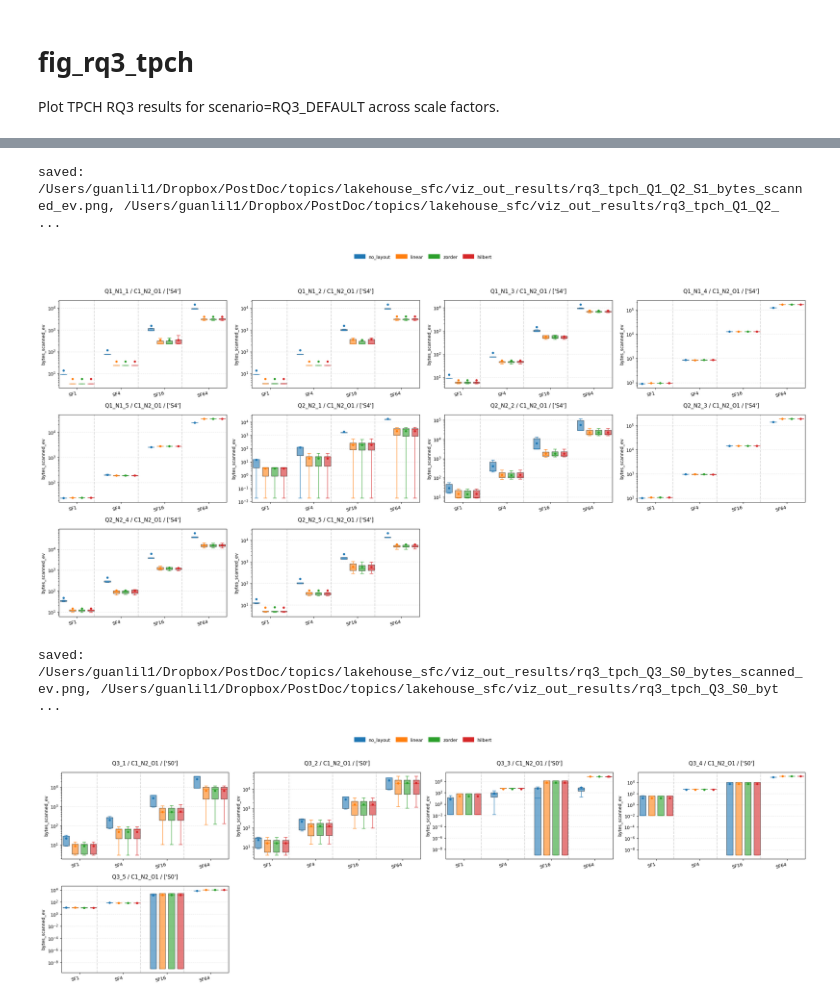
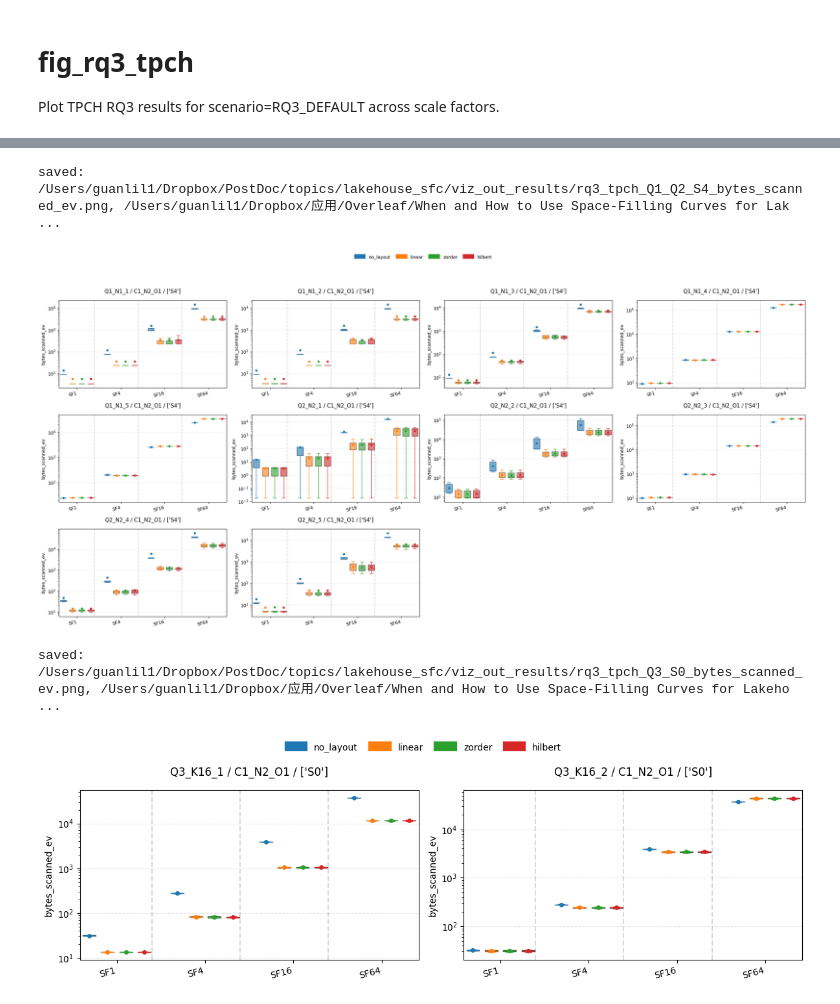
Before and after one commit to Liuguanli/lakehouse_sfc, a Jupyter notebook: notebooks/fig_rq3_tpch.ipynb, the cells around one changed output, grey strips where cells are left out. Cells and saved outputs as stored; diff of their text form; code cells hidden in the pictures.

```diff
--- a/notebooks/fig_rq3_tpch.ipynb
+++ b/notebooks/fig_rq3_tpch.ipynb
@@ -278,9 +278,10 @@ def plot_rq3_tpch_queries(
         print(f'[warn] missing scale(s) in data: {sorted(missing_scales)}')
 
     n = len(plots)
-    ncols = 4
+    ncols = max(1, math.ceil(n ** 0.5))
+    ncols = min(4, n)
     nrows = math.ceil(n / ncols)
-    fig, axes = plt.subplots(nrows=nrows, ncols=ncols, figsize=(24, 4 * nrows), squeeze=False)
+    fig, axes = plt.subplots(nrows=nrows, ncols=ncols, figsize=(6 * ncols, 4 * nrows), squeeze=False)
     legend_handles = []
     seen_labels = set()
 
@@ -337,11 +338,15 @@ def plot_rq3_tpch_queries(
         if isinstance(fmt_list, str):
             fmt_list = [fmt_list]
         saved_paths = []
+        extra_pdf_dir = _resolve_extra_pdf_dir(None)
         for fmt in fmt_list:
-            ext = fmt.lstrip('.')
-            out_path = base_dir / f"{base_name}.{ext}"
-            fig.savefig(out_path, bbox_inches="tight", pad_inches=0.02)
+            ext = fmt.lstrip('.').lower()
+            if ext == 'pdf' and extra_pdf_dir is not None:
+                out_path = _mirror_under_extra_dir(base_dir / base_name, extra_pdf_dir).with_suffix('.pdf')
+            else:
+                out_path = base_dir / f"{base_name}.{ext}"
             saved_paths.append(out_path)
+        savefig_multi(fig, base_dir / base_name, fmts=fmt_list, extra_pdf_dir=extra_pdf_dir)
         print("saved:", ", ".join(str(p) for p in saved_paths))
     summary = pd.concat(summary_frames) if summary_frames else pd.DataFrame()
     return fig, summary
@@ -409,25 +416,63 @@ fig, _ = plot_rq3_tpch_queries(
     selectivity_filter=["S4"],
     column_config_limit=1,
     metric="bytes_scanned_ev",
-    filename="rq3_tpch_Q1_Q2_S1_bytes_scanned_ev",
+    filename="rq3_tpch_Q1_Q2_S4_bytes_scanned_ev",
 )
 # %% [output]
-saved: /Users/guanlil1/Dropbox/PostDoc/topics/lakehouse_sfc/viz_out_results/rq3_tpch_Q1_Q2_S1_bytes_scanned_ev.png, /Users/guanlil1/Dropbox/PostDoc/topics/lakehouse_sfc/viz_out_results/rq3_tpch_Q1_Q2_ ...
+saved: /Users/guanlil1/Dropbox/PostDoc/topics/lakehouse_sfc/viz_out_results/rq3_tpch_Q1_Q2_S4_bytes_scanned_ev.png, /Users/guanlil1/Dropbox/应用/Overleaf/When and How to Use Space-Filling Curves for Lak ...
 [figure]
 # %%
 # --- Example: aggregate Q3 fan-outs into multiple aliases ---
-RQ3_GROUPS = {
-    f"Q3_{idx}": [f"Q3_K{k}_{idx}" for k in (1, 2, 4, 8, 16)]
-    for idx in [1, 2, 3, 4, 5]
-}
+# RQ3_GROUPS = {
+#     f"Q3_{idx}": [f"Q3_K{k}_{idx}" for k in (1, 2, 4, 8, 16)]
+#     for idx in [1, 2, 4, 5]
+# }
 
-fig, _ = plot_rq3_tpch_query_groups(
-    RQ3_GROUPS,
+# fig, _ = plot_rq3_tpch_query_groups(
+#     RQ3_GROUPS,
+#     selectivity_filter=["S0"],
+#     column_config_limit=1,
+#     metric="bytes_scanned_ev",
+#     filename="rq3_tpch_Q3_S0_bytes_scanned_ev",
+# )
+fig, _ = plot_rq3_tpch_queries(
+    [
+        # "Q3_K1_1", "Q3_K2_1", "Q3_K4_1", "Q3_K8_1",
+        "Q3_K16_1",
+        # "Q3_K1_2", "Q3_K2_2", "Q3_K4_2", "Q3_K8_2",
+        "Q3_K16_2",
+        # "Q3_K1_4", "Q3_K2_4", "Q3_K4_4", "Q3_K8_4",
+        # "Q3_K16_4",
+        # "Q3_K1_5", "Q3_K2_5", "Q3_K4_5", "Q3_K8_5",
+        # "Q3_K16_5",
+    ],
+    query_aliases={
+        # "Q3_K1_1": "Q3_K1_1",
+        # "Q3_K2_1": "Q3_K2_1",
+        # "Q3_K4_1": "Q3_K4_1",
+        # "Q3_K8_1": "Q3_K8_1",
+        "Q3_K16_1": "Q3_K16_1",
+        # "Q3_K1_2": "Q3_K1_2",
+        # "Q3_K2_2": "Q3_K2_2",
+        # "Q3_K4_2": "Q3_K4_2",
+        # "Q3_K8_2": "Q3_K8_2",
+        "Q3_K16_2": "Q3_K16_2",
+        # "Q3_K1_4": "Q3_K1_4",
+        # "Q3_K2_4": "Q3_K2_4",
+        # "Q3_K4_4": "Q3_K4_4",
+        # "Q3_K8_4": "Q3_K8_4",
+        # "Q3_K16_4": "Q3_K16_4",
+        # "Q3_K1_5": "Q3_K1_5",
+        # "Q3_K2_5": "Q3_K2_5",
+        # "Q3_K4_5": "Q3_K4_5",
+        # "Q3_K8_5": "Q3_K8_5",
+        # "Q3_K16_5": "Q3_K16_5",
+    },
     selectivity_filter=["S0"],
     column_config_limit=1,
     metric="bytes_scanned_ev",
     filename="rq3_tpch_Q3_S0_bytes_scanned_ev",
 )
 # %% [output]
-saved: /Users/guanlil1/Dropbox/PostDoc/topics/lakehouse_sfc/viz_out_results/rq3_tpch_Q3_S0_bytes_scanned_ev.png, /Users/guanlil1/Dropbox/PostDoc/topics/lakehouse_sfc/viz_out_results/rq3_tpch_Q3_S0_byt ...
+saved: /Users/guanlil1/Dropbox/PostDoc/topics/lakehouse_sfc/viz_out_results/rq3_tpch_Q3_S0_bytes_scanned_ev.png, /Users/guanlil1/Dropbox/应用/Overleaf/When and How to Use Space-Filling Curves for Lakeho ...
-[figure, old version]
+[figure, new version]
```
Also changed, not shown: parts of 4 cells of this notebook, 21 other files.
